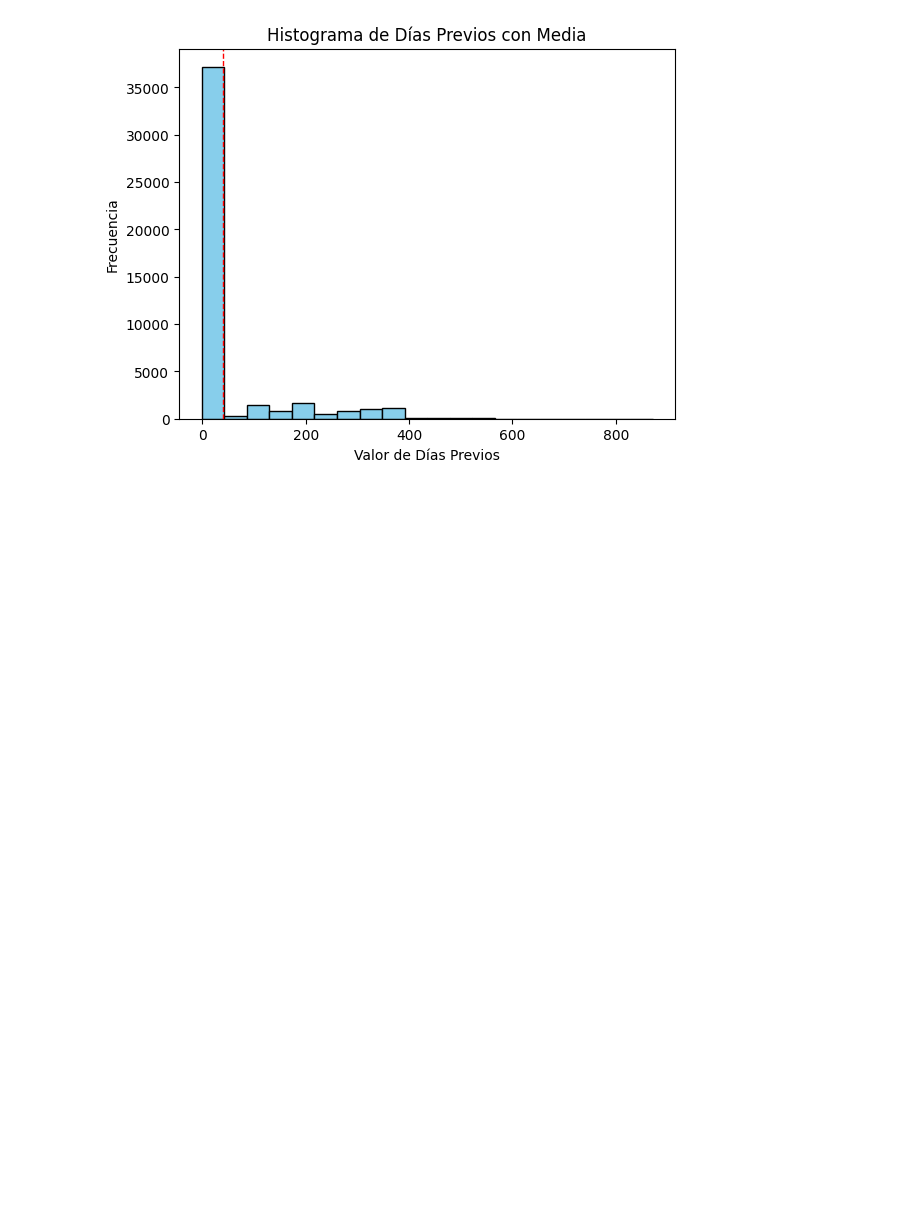
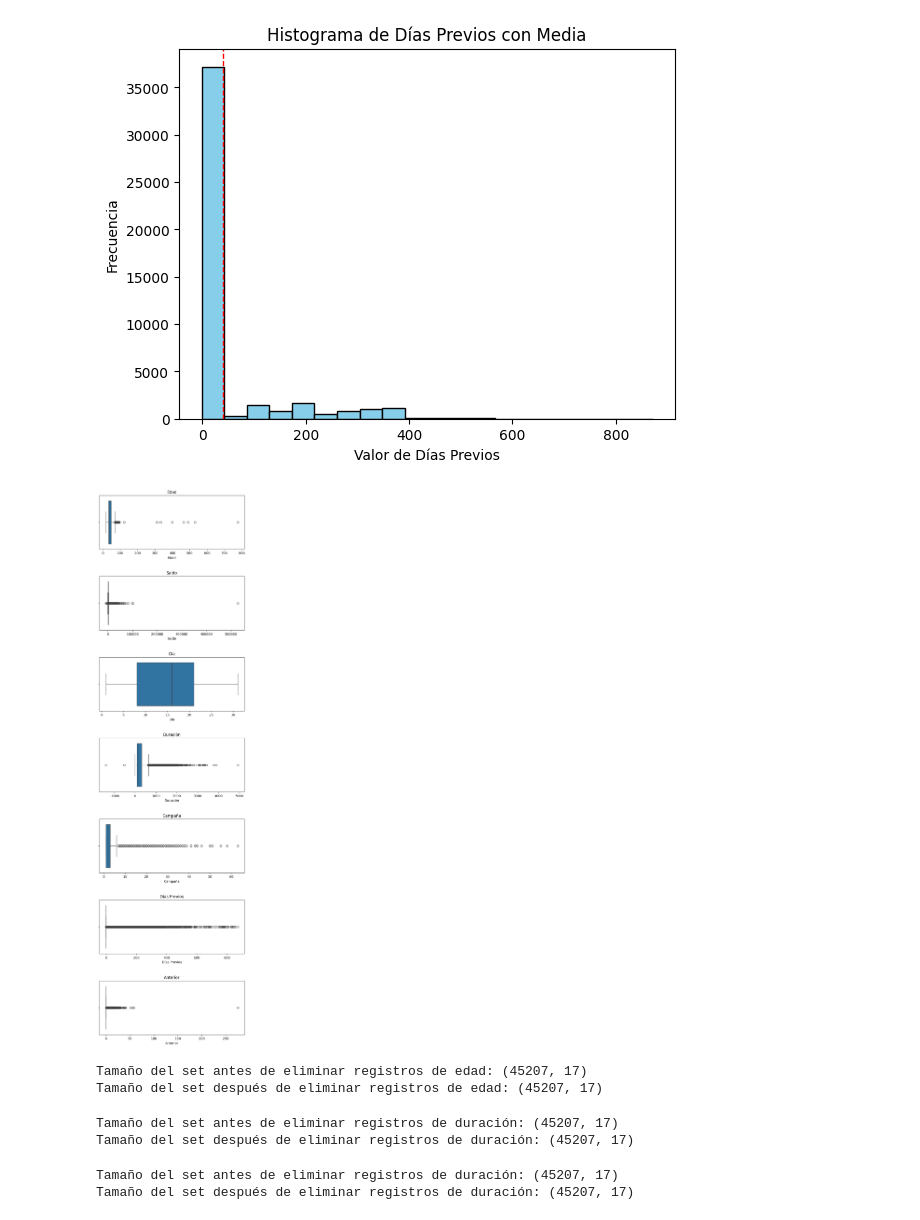
Before and after one commit to NikolasGarcia/TalentoTech, a Jupyter notebook: Lab1_NicolasGarcia.ipynb, the cells around one changed output. Drawn from its saved outputs; the diff is of its cells as text; code cells hidden in the pictures; blank space fills up the shorter version.

```diff
--- a/Lab1_NicolasGarcia.ipynb
+++ b/Lab1_NicolasGarcia.ipynb
@@ -299,3 +299,39 @@ plt.title('Histograma de Días Previos con Media')
 plt.show()
 # %% [output]
 [figure]
+# %%
+#Generar graficas para cada una de las variables numericas
+
+cols_num = ['Edad', 'Saldo', 'Día', 'Duración', 'Campaña', 'Días Previos', 'Anterior']
+fig, ax = plt.subplots(nrows=7, ncols=1, figsize=(8,30))
+fig.subplots_adjust(hspace=0.5)
+for i, col in enumerate(cols_num):
+    sns.boxplot(x=col, data=data_frame_2, ax=ax[i])
+    ax[i].set_title(col)
+# %% [output]
+[figure, added]
+# %%
+# Eliminar filas con "age">100
+print(f'Tamaño del set antes de eliminar registros de edad: {data_frame_2.shape}')
+data = data_frame_2.drop(data_frame_2[data_frame_2['Edad'] > 100].index)
+print(f'Tamaño del set después de eliminar registros de edad: {data_frame_2.shape}')
+# %% [output]
+Tamaño del set antes de eliminar registros de edad: (45207, 17)
+Tamaño del set después de eliminar registros de edad: (45207, 17)
+# %%
+print(f'Tamaño del set antes de eliminar registros de duración: {data_frame_2.shape}')
+data = data_frame_2.drop(data_frame_2[data_frame_2['Duración'] < 0].index)
+#data = data[data['duration']>0]
+print(f'Tamaño del set después de eliminar registros de duración: {data_frame_2.shape}')
+# %% [output]
+Tamaño del set antes de eliminar registros de duración: (45207, 17)
+Tamaño del set después de eliminar registros de duración: (45207, 17)
+# %%
+# Eliminar filas con "previous">100
+print(f'Tamaño del set antes de eliminar registros de duración: {data_frame_2.shape}')
+data = data_frame_2.drop(data_frame_2[data_frame_2['Días Previos'] > 100].index)
+#data = data[data['duration']>0]
+print(f'Tamaño del set después de eliminar registros de duración: {data_frame_2.shape}')
+# %% [output]
+Tamaño del set antes de eliminar registros de duración: (45207, 17)
+Tamaño del set después de eliminar registros de duración: (45207, 17)
```
Also changed, not shown: parts of 5 cells of this notebook.
